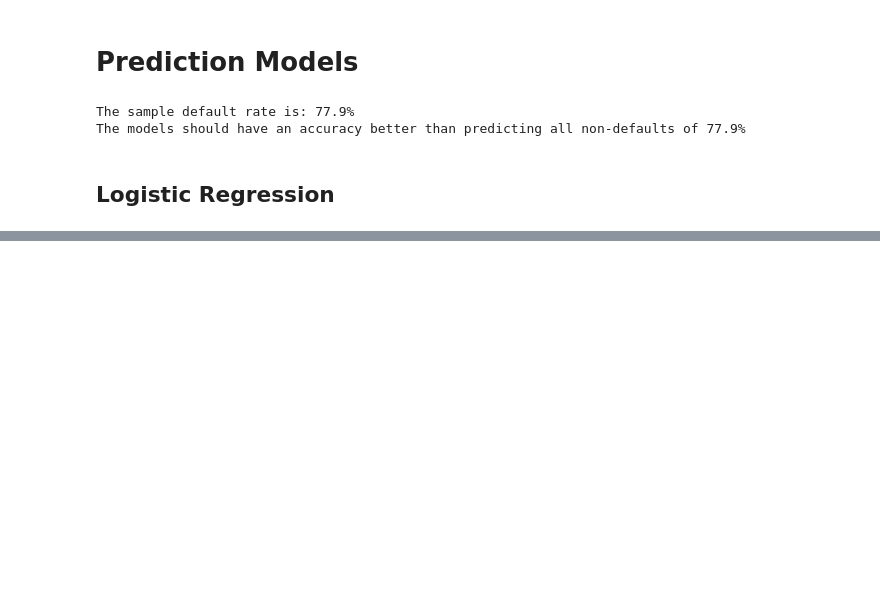
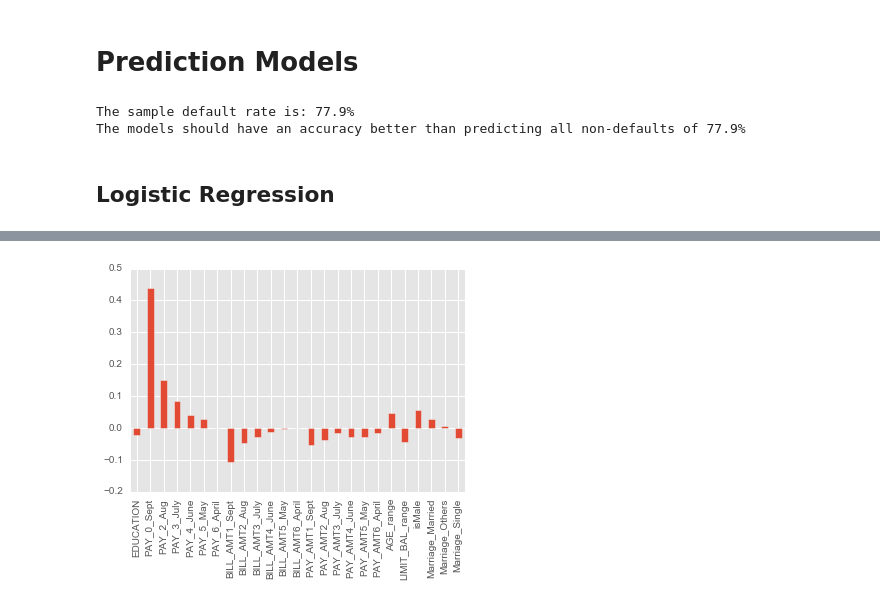
Before and after one commit to rlshuhart/MSDS7331_Mini-Lab, a Jupyter notebook: Mini Project.ipynb, the cells around one changed output, grey strips where cells are left out. Cells and saved outputs as stored; diff of their text form; code cells hidden in the pictures; blank space fills up the shorter version.

```diff
--- a/Mini Project.ipynb
+++ b/Mini Project.ipynb
@@ -479,14 +471,14 @@ plt.show()
 # Create New Cross Validation object
 cv_object = ShuffleSplit(n=len(cc_data_target), n_iter=10, test_size  = 0.2)
 
-a_values = [.1,1,10,100,1000]#np.arange(.01, .1, 0.01)
-model = SGDClassifier(n_iter=1)
-params = {'penalty':('l1','l2'), 'alpha':a_values, 'fit_intercept':(True, False)}
+# Initial fixed parmeters
+model = SGDClassifier(loss='hinge', n_iter=1, learning_rate='optimal')
 
-grid_searcher(model, params, cv_object)
+# Parameteres to search on:
+alpha_values = [.1,1,10,100,1000]
+params = {'penalty':('l1','l2'),
+          'alpha':alpha_values,
+          'fit_intercept':(True, False)}
 
-# regularize_const = 1
-# iterations = 5
-# model = SGDClassifier(alpha=regularize_const,
-#         fit_intercept=True, l1_ratio=0.0, learning_rate='optimal',
-#         loss='hinge', n_iter=iterations, n_jobs=-1, penalty='l1')
+# Run grid search with cv_object
+sgd_clf = grid_searcher(model, params, cv_object)
@@ -493,6 +498,9 @@ grid_searcher(model, params, cv_object)
 # %%
-model = SVC(C=0.05, kernel='linear', degree=3, gamma='auto')
-full_classify(cc_data_target, cc_data_Xs, cv_object, model, scale=True)
+### Run best model from grid search to get the coefficients from scaled data for interpretation
+sgd_coef_scaled = full_classify(cc_data_target, cc_data_Xs, cv_object, sgd_clf.best_estimator_, scale=True)
+
+# model = SVC(C=0.05, kernel='linear', degree=3, gamma='auto')
+# full_classify(cc_data_target, cc_data_Xs, cv_object, model, scale=True)
 # %% [output]
 SCALED DATA
 
@@ -676,0 +678,4 @@ array([[  8.61119959e-06,   4.49068282e-01,   2.39127226e-01,
+# %%
+# Below averages the coeficients of the cross validations
+sgd_coef_scaled_avg = np.array(np.mean( sgd_coef_scaled, axis=0 ))
+sgd_coef_scaled_avg
@@ -676,0 +715,11 @@ array([[  8.61119959e-06,   4.49068282e-01,   2.39127226e-01,
+# %%
+# Graph the coeficients to find the standout features
+from matplotlib import pyplot as plt
+%matplotlib inline
+plt.style.use('ggplot')
+
+weights = pd.Series(sgd_coef_scaled_avg[0],index=cc_data_Xs_names)
+weights.plot(kind='bar')
+plt.show()
+# %% [output]
+[figure, added]
```
Also changed, not shown: parts of 23 cells of this notebook.
